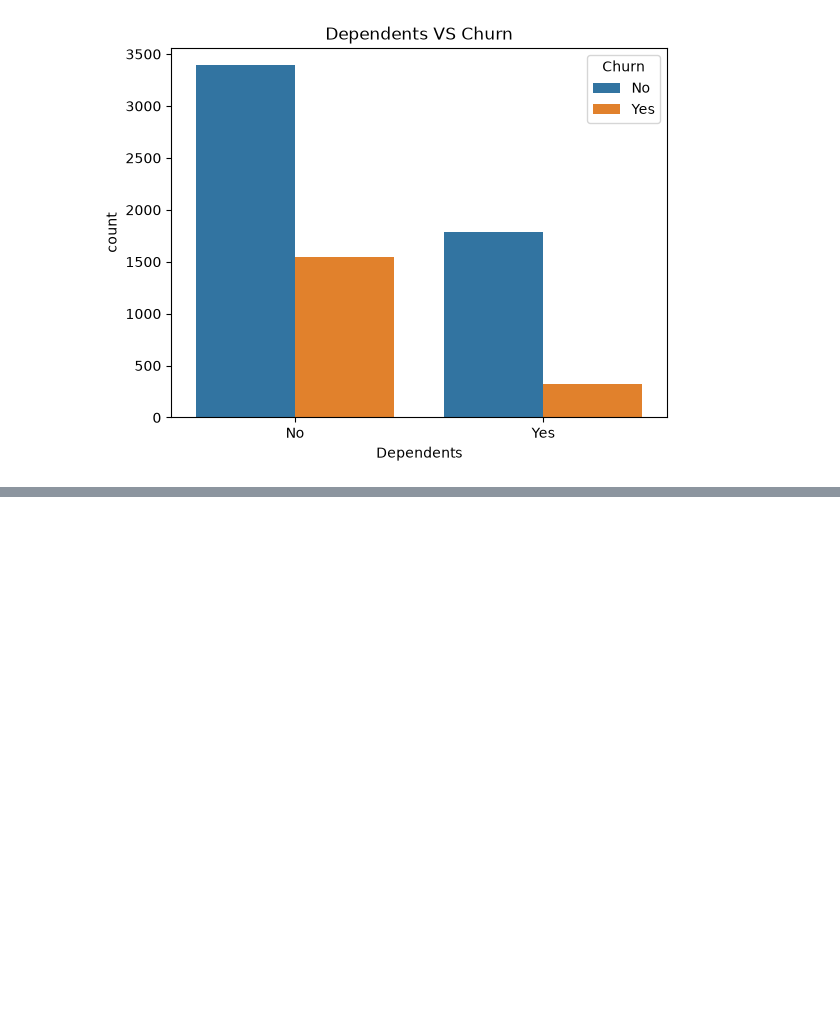
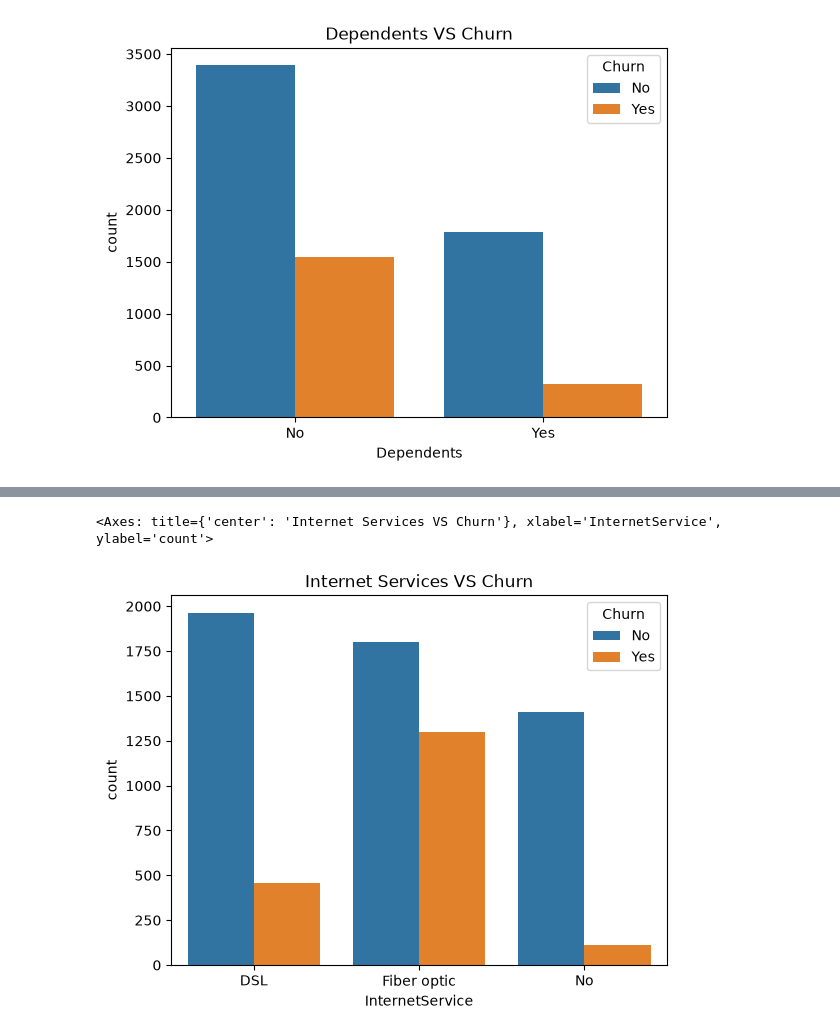
Before and after one commit to Fatima-Arain206/SOFTGROWTECH_INTERNSHIP_PROJECT_TASK2_DATA_ANALYSIS, a Jupyter notebook: CustomerRetention_Analysis_Project2/Customer_Retention.ipynb, the cells around one changed output, grey strips where cells are left out. Cells and saved outputs as stored; diff of their text form; code cells hidden in the pictures; blank space fills up the shorter version.

```diff
--- a/CustomerRetention_Analysis_Project2/Customer_Retention.ipynb
+++ b/CustomerRetention_Analysis_Project2/Customer_Retention.ipynb
@@ -211,0 +290,7 @@ sb.countplot(x= df['Dependents'] ,  hue=df['Churn'])
+# %%
+# vizulization
+plt.title('Internet Services VS Churn')
+sb.countplot(data = df, x='InternetService', hue='Churn')
+# %% [output]
+<Axes: title={'center': 'Internet Services VS Churn'}, xlabel='InternetService', ylabel='count'>
+[figure, added]
```
Also changed, not shown: parts of 32 cells of this notebook.
